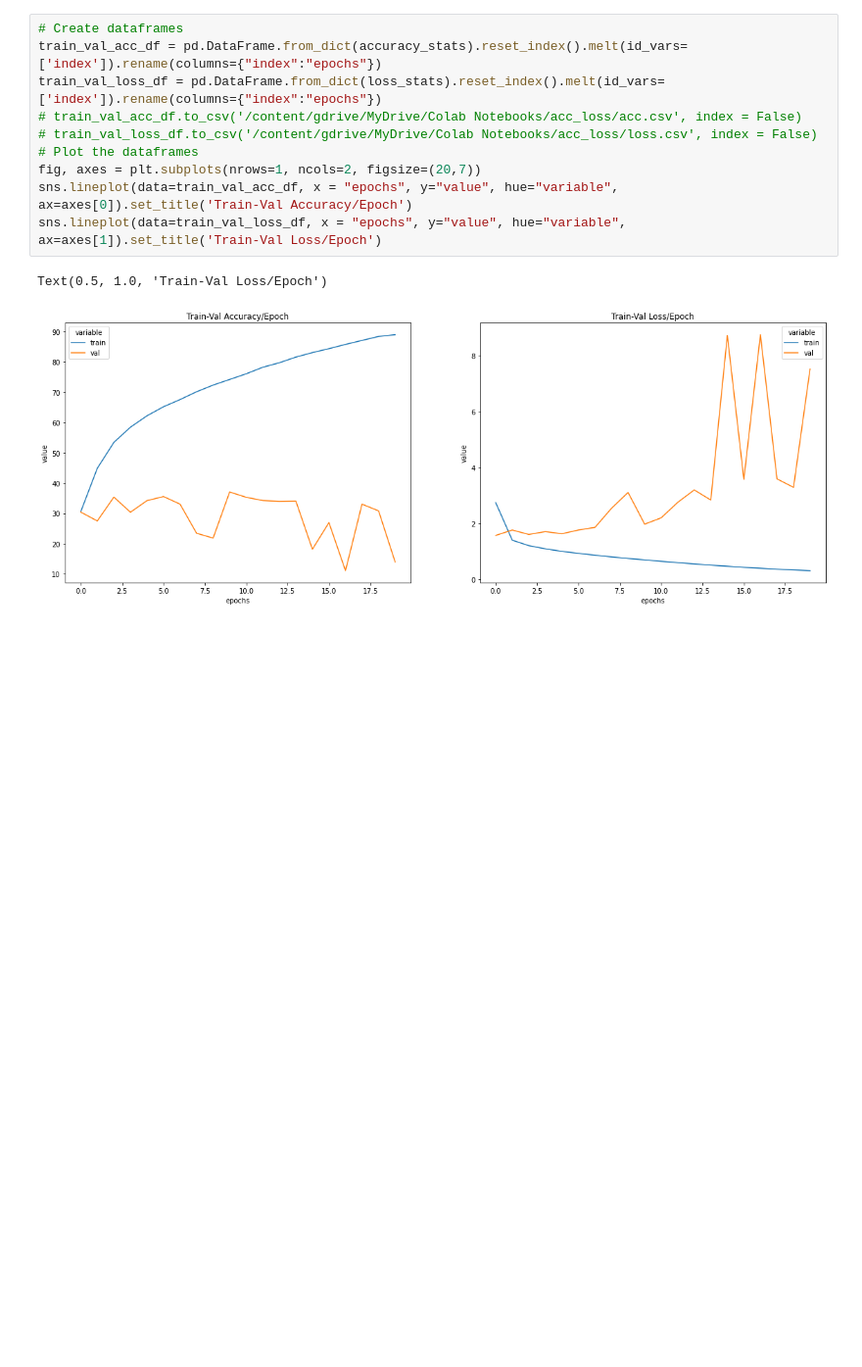
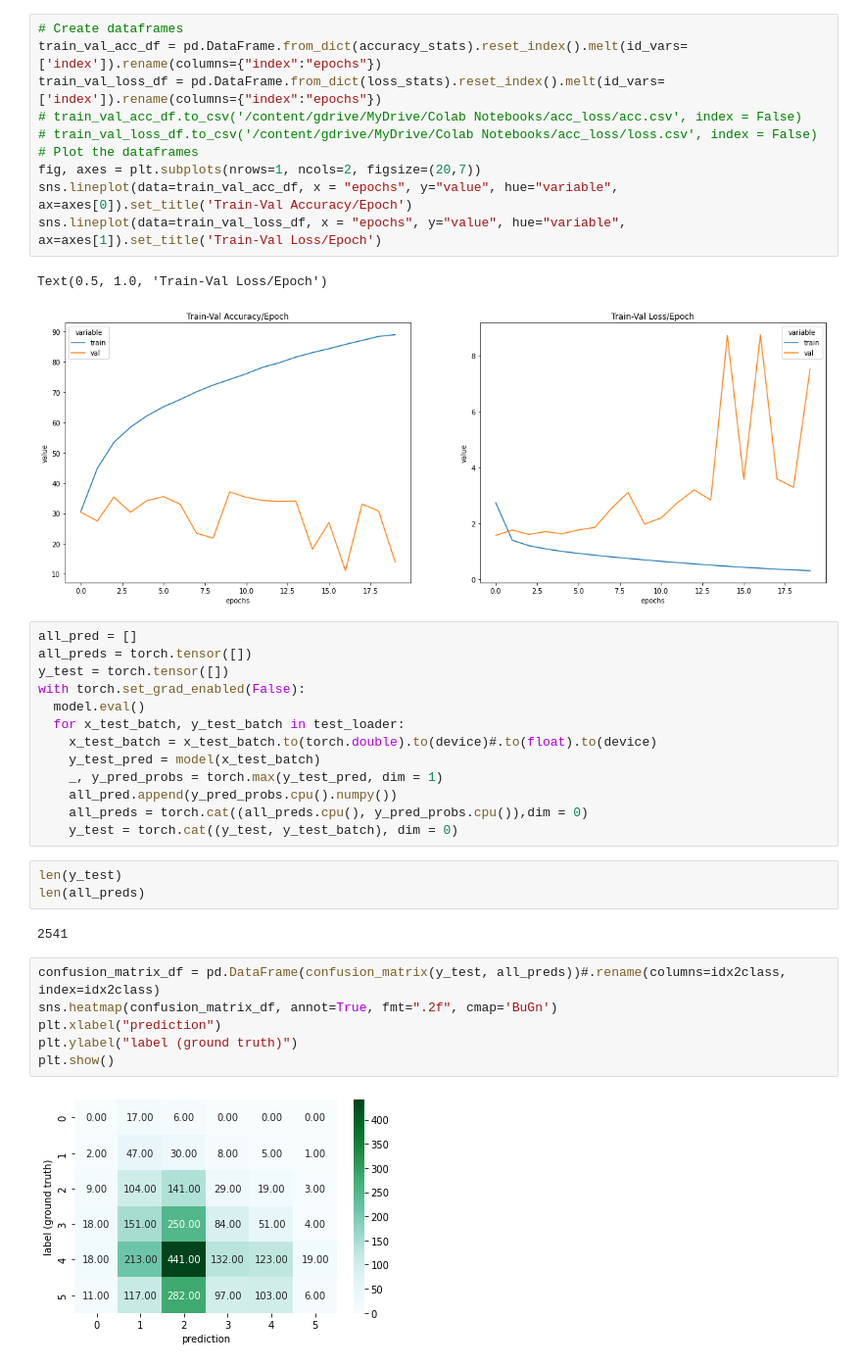
Before and after one commit to ian-byrne/MADSmilestone2, a Jupyter notebook: multimodel1.ipynb, the cells around one changed output. Shown at 98% size. Cells and saved outputs as stored; diff of their text form; blank space fills up the shorter version.

```diff
--- a/multimodel1.ipynb
+++ b/multimodel1.ipynb
@@ -440,3 +407,29 @@ sns.lineplot(data=train_val_loss_df, x = "epochs", y="value", hue="variable", ax
 # %% [output]
 Text(0.5, 1.0, 'Train-Val Loss/Epoch')
 [figure]
+# %%
+all_pred = []
+all_preds = torch.tensor([])
+y_test = torch.tensor([])
+with torch.set_grad_enabled(False):
+  model.eval()
+  for x_test_batch, y_test_batch in test_loader:
+    x_test_batch = x_test_batch.to(torch.double).to(device)#.to(float).to(device)
+    y_test_pred = model(x_test_batch)
+    _, y_pred_probs = torch.max(y_test_pred, dim = 1)
+    all_pred.append(y_pred_probs.cpu().numpy())
+    all_preds = torch.cat((all_preds.cpu(), y_pred_probs.cpu()),dim = 0)
+    y_test = torch.cat((y_test, y_test_batch), dim = 0)
+# %%
+len(y_test)
+len(all_preds)
+# %% [output]
+2541
+# %%
+confusion_matrix_df = pd.DataFrame(confusion_matrix(y_test, all_preds))#.rename(columns=idx2class, index=idx2class)
+sns.heatmap(confusion_matrix_df, annot=True, fmt=".2f", cmap='BuGn')
+plt.xlabel("prediction")
+plt.ylabel("label (ground truth)")
+plt.show()
+# %% [output]
+[figure, added]
```
Also changed, not shown: parts of 5 cells of this notebook.
